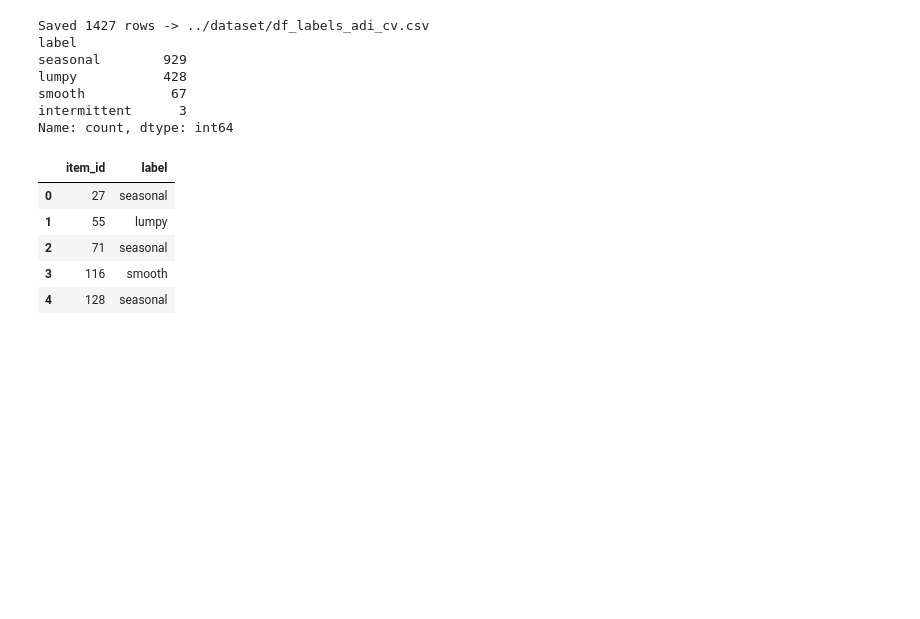
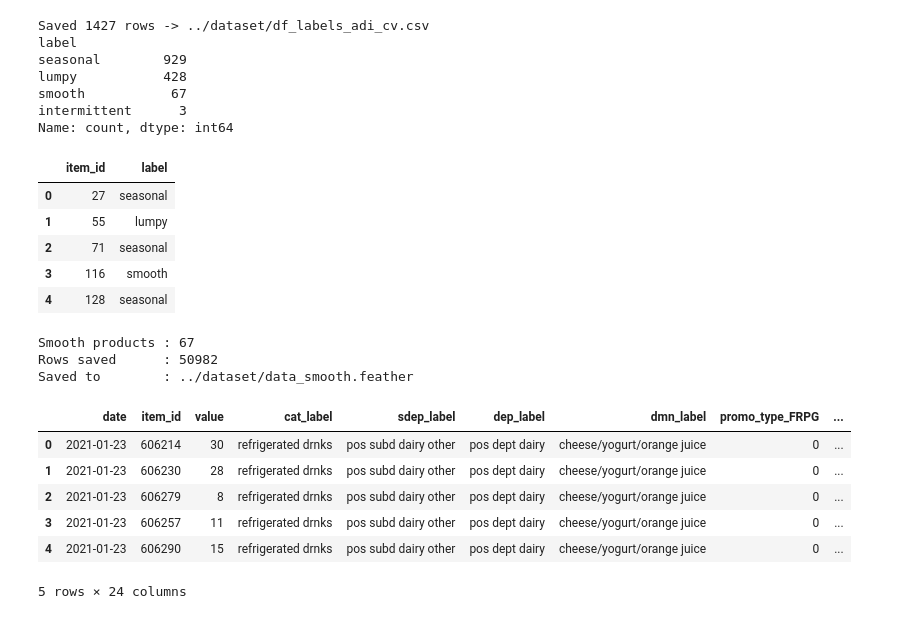
Before and after one commit to up202108724/Dissertation25-26, a Jupyter notebook: EDA/item_classifier.ipynb, the cells around one changed output. Saved outputs shown, nothing was run; the diff lists cells and outputs as text; code cells hidden in the pictures; blank space fills up the shorter version.

```diff
--- a/EDA/item_classifier.ipynb
+++ b/EDA/item_classifier.ipynb
@@ -272,3 +272,33 @@ Name: count, dtype: int64
 | 2 | 71 | seasonal |
 | 3 | 116 | smooth |
 | 4 | 128 | seasonal |
+# %%
+
+# ── Export smooth-only products to feather ───────────────────────────────
+smooth_ids = labels_df.loc[labels_df["label"] == "smooth", "item_id"].unique()
+
+# Filter the full indexed dataframe to smooth items only, reset index so
+# 'date' becomes a regular column again (feather doesn't support DatetimeIndex)
+df_smooth = (
+    df_indexed[df_indexed["item_id"].isin(smooth_ids)]
+    .reset_index()          # moves 'date' back to a column
+)
+
+out_feather = "../dataset/data_smooth.feather"
+df_smooth.to_feather(out_feather)
+
+print(f"Smooth products : {len(smooth_ids)}")
+print(f"Rows saved      : {len(df_smooth)}")
+print(f"Saved to        : {out_feather}")
+df_smooth.head()
+# %% [output]
+Smooth products : 67
+Rows saved      : 50982
+Saved to        : ../dataset/data_smooth.feather
+|  | date | item_id | value | cat_label | sdep_label | dep_label | dmn_label | promo_type_FRPG | ... |
+| 0 | 2021-01-23 | 606214 | 30 | refrigerated drnks | pos subd dairy other | pos dept dairy | cheese/yogurt/orange juice | 0 | ... |
+| 1 | 2021-01-23 | 606230 | 28 | refrigerated drnks | pos subd dairy other | pos dept dairy | cheese/yogurt/orange juice | 0 | ... |
+| 2 | 2021-01-23 | 606279 | 8 | refrigerated drnks | pos subd dairy other | pos dept dairy | cheese/yogurt/orange juice | 0 | ... |
+| 3 | 2021-01-23 | 606257 | 11 | refrigerated drnks | pos subd dairy other | pos dept dairy | cheese/yogurt/orange juice | 0 | ... |
+| 4 | 2021-01-23 | 606290 | 15 | refrigerated drnks | pos subd dairy other | pos dept dairy | cheese/yogurt/orange juice | 0 | ... |
+5 rows × 24 columns
```
Also changed, not shown: parts of 1 cell of this notebook, 28 other files.
